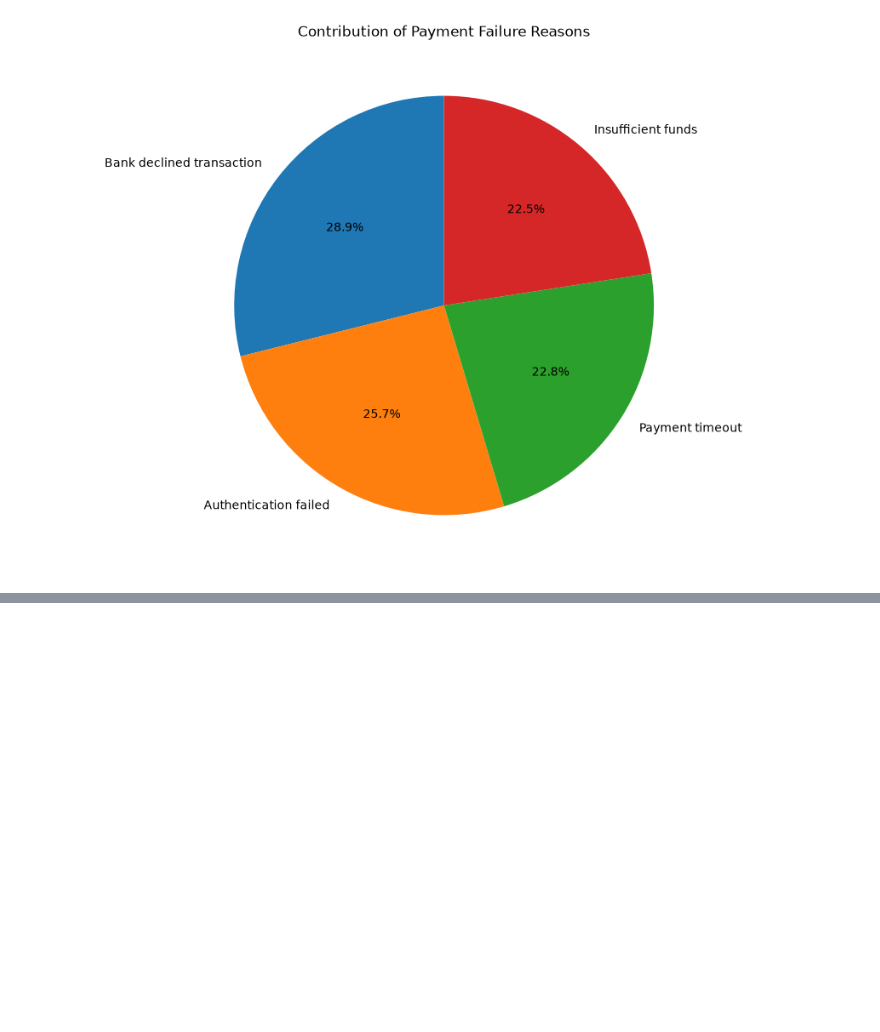
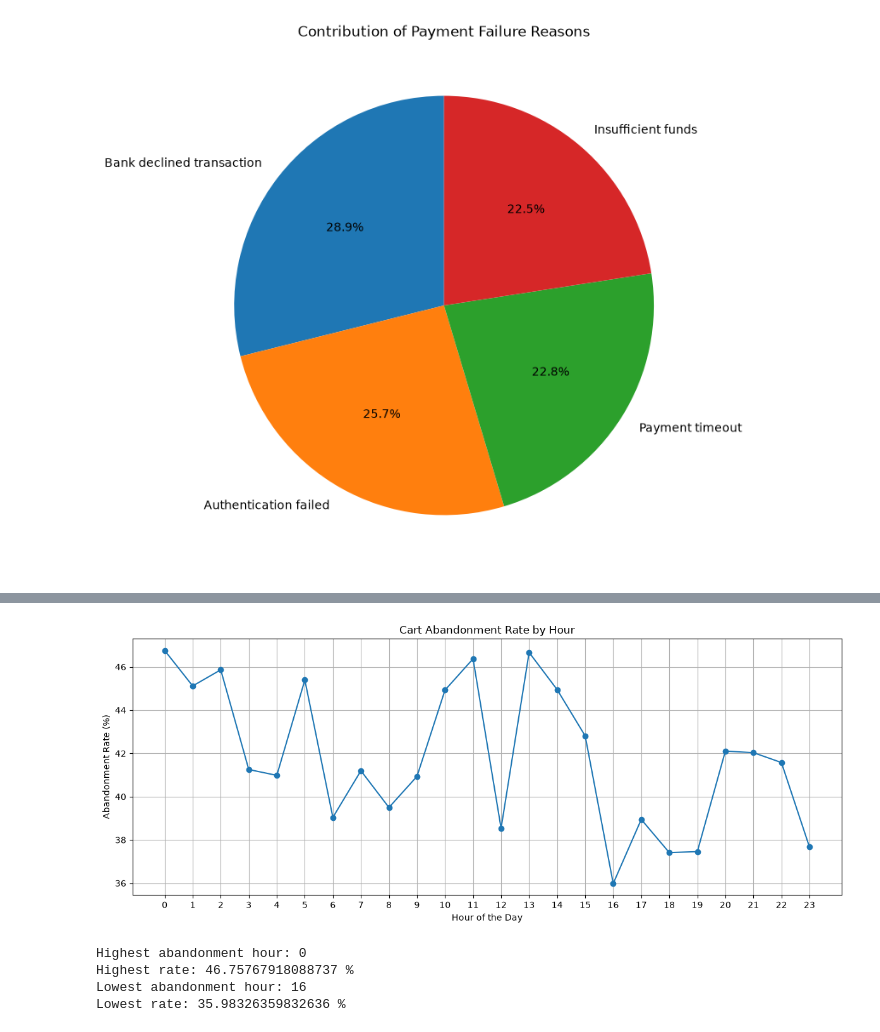
Before and after one commit to saanvi-saxena/cart-abandonment-analysis, a Jupyter notebook: python/data_exploration.ipynb, the cells around one changed output, grey strips where cells are left out. Drawn from its saved outputs; the diff is of its cells as text; code cells hidden in the pictures; blank space fills up the shorter version.

Commit message:
Time-based cart abandonment analysis

```diff
--- a/python/data_exploration.ipynb
+++ b/python/data_exploration.ipynb
@@ -442,0 +503,21 @@ plt.show()
+# %%
+cart_by_hour = hourly_cart.groupby("hour")["session_id"].nunique()
+
+purchase_by_hour = hourly_purchase.groupby("hour")["session_id"].nunique()
+
+hourly_analysis = pd.DataFrame({
+    "Cart Sessions": cart_by_hour,
+    "Purchase Sessions": purchase_by_hour
+}).fillna(0)
+
+hourly_analysis["Abandoned Sessions"] = (
+    hourly_analysis["Cart Sessions"] -
+    hourly_analysis["Purchase Sessions"]
+)
+
+hourly_analysis["Abandonment Rate (%)"] = (
+    hourly_analysis["Abandoned Sessions"] /
+    hourly_analysis["Cart Sessions"] * 100
+)
+
+display(hourly_analysis.round(2))
@@ -442,0 +543,30 @@ plt.show()
+# %%
+hourly_analysis["Abandonment Rate (%)"].plot(
+    kind="line",
+    figsize=(12, 5),
+    marker="o"
+)
+
+plt.title("Cart Abandonment Rate by Hour")
+plt.xlabel("Hour of the Day")
+plt.ylabel("Abandonment Rate (%)")
+plt.xticks(range(24))
+plt.grid()
+plt.tight_layout()
+plt.show()
+# %% [output]
+[figure, added]
+# %%
+highest_hour = hourly_analysis["Abandonment Rate (%)"].idxmax()
+lowest_hour = hourly_analysis["Abandonment Rate (%)"].idxmin()
+
+print("Highest abandonment hour:", highest_hour)
+print("Highest rate:", hourly_analysis["Abandonment Rate (%)"].max(), "%")
+
+print("Lowest abandonment hour:", lowest_hour)
+print("Lowest rate:", hourly_analysis["Abandonment Rate (%)"].min(), "%")
+# %% [output]
+Highest abandonment hour: 0
+Highest rate: 46.75767918088737 %
+Lowest abandonment hour: 16
+Lowest rate: 35.98326359832636 %
```
Also changed, not shown: parts of 5 cells of this notebook.
